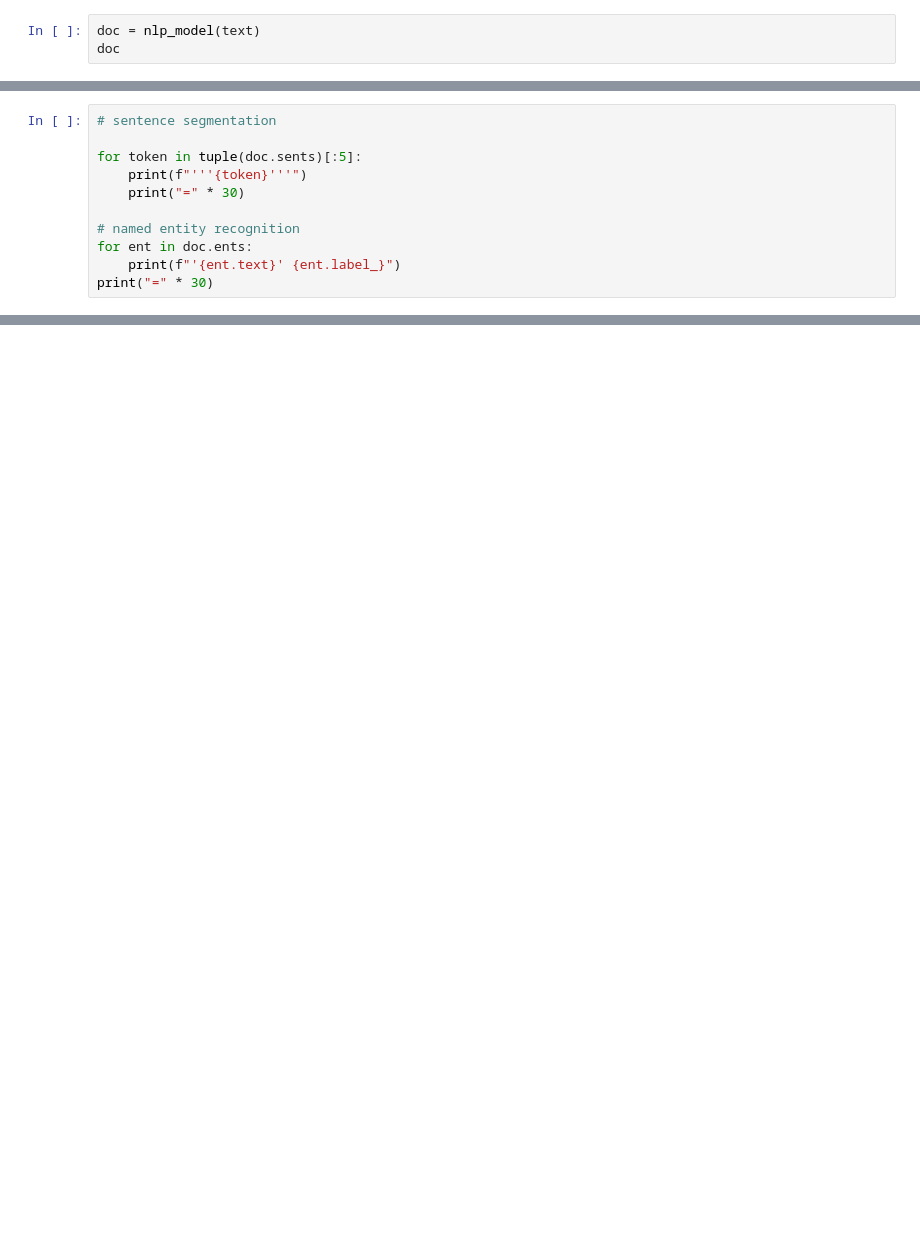
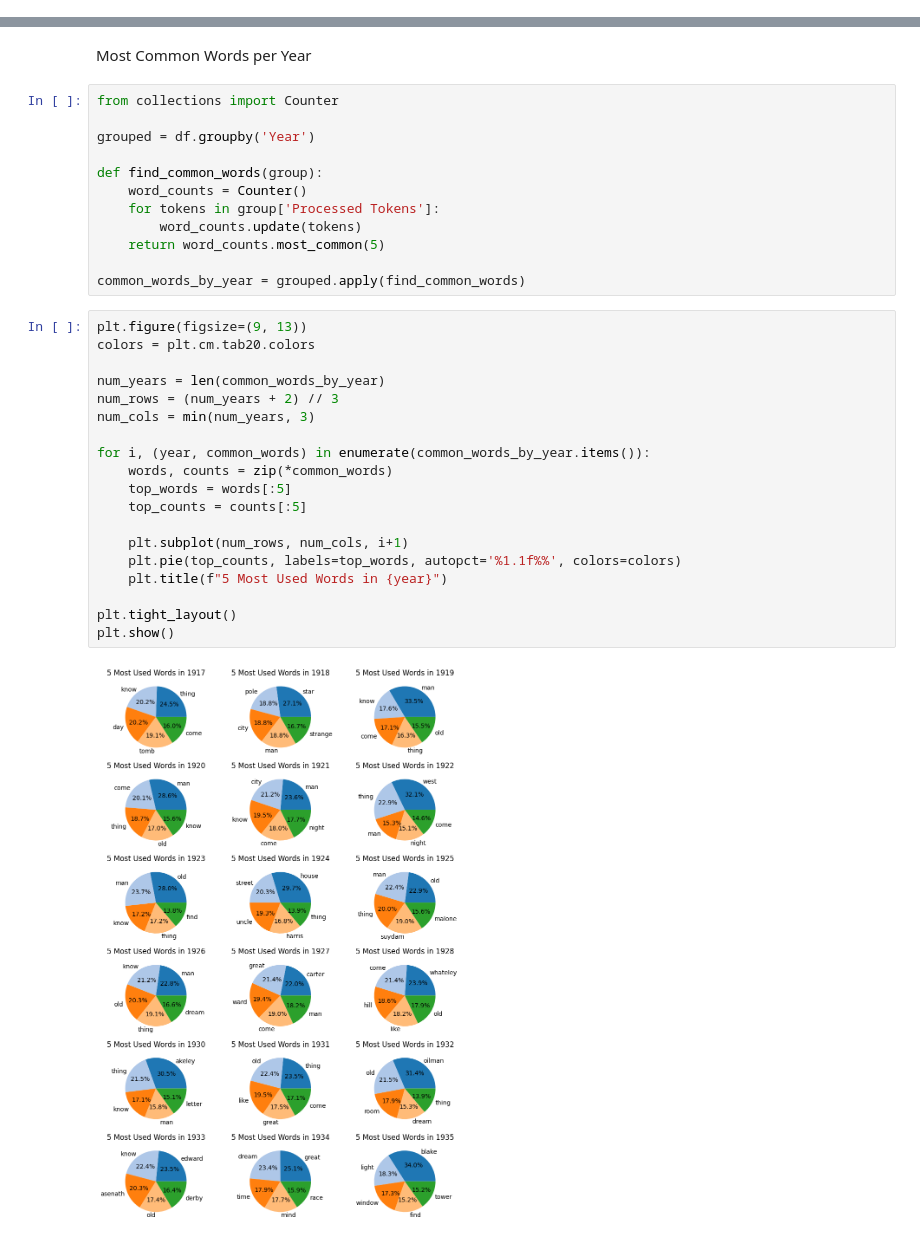
Before and after one commit to tohanov/miniproject-nlp, a Jupyter notebook: project.ipynb, the cells around one changed output, grey strips where cells are left out. Saved outputs shown, nothing was run; the diff lists cells and outputs as text; blank space fills up the shorter version.

```diff
--- a/project.ipynb
+++ b/project.ipynb
@@ -670,3 +0,0 @@ Oh, yes it is
-# %%
-doc = nlp_model(text)
-doc
@@ -722,11 +0,0 @@ Yeah. Break out the tinsel, unpack the lights. We're 'bout to bring on the merry
-# %%
-# sentence segmentation
-
-for token in tuple(doc.sents)[:5]:
-    print(f"'''{token}'''")
-    print("=" * 30)
-
-# named entity recognition
-for ent in doc.ents:
-    print(f"'{ent.text}' {ent.label_}")
-print("=" * 30)
@@ -777,0 +152,35 @@ ValueError: No axis named 1 for Series
+# %% [markdown]
+Most Common Words per Year
+# %%
+from collections import Counter
+
+grouped = df.groupby('Year')
+
+def find_common_words(group):
+    word_counts = Counter()
+    for tokens in group['Processed Tokens']:
+        word_counts.update(tokens)
+    return word_counts.most_common(5)
+
+common_words_by_year = grouped.apply(find_common_words)
+# %%
+plt.figure(figsize=(9, 13))
+colors = plt.cm.tab20.colors
+
+num_years = len(common_words_by_year)
+num_rows = (num_years + 2) // 3
+num_cols = min(num_years, 3)
+
+for i, (year, common_words) in enumerate(common_words_by_year.items()):
+    words, counts = zip(*common_words)
+    top_words = words[:5]
+    top_counts = counts[:5]
+
+    plt.subplot(num_rows, num_cols, i+1)
+    plt.pie(top_counts, labels=top_words, autopct='%1.1f%%', colors=colors)
+    plt.title(f"5 Most Used Words in {year}")
+
+plt.tight_layout()
+plt.show()
+# %% [output]
+[figure, added]
```
Also changed, not shown: parts of 153 cells of this notebook, 5 other files.
